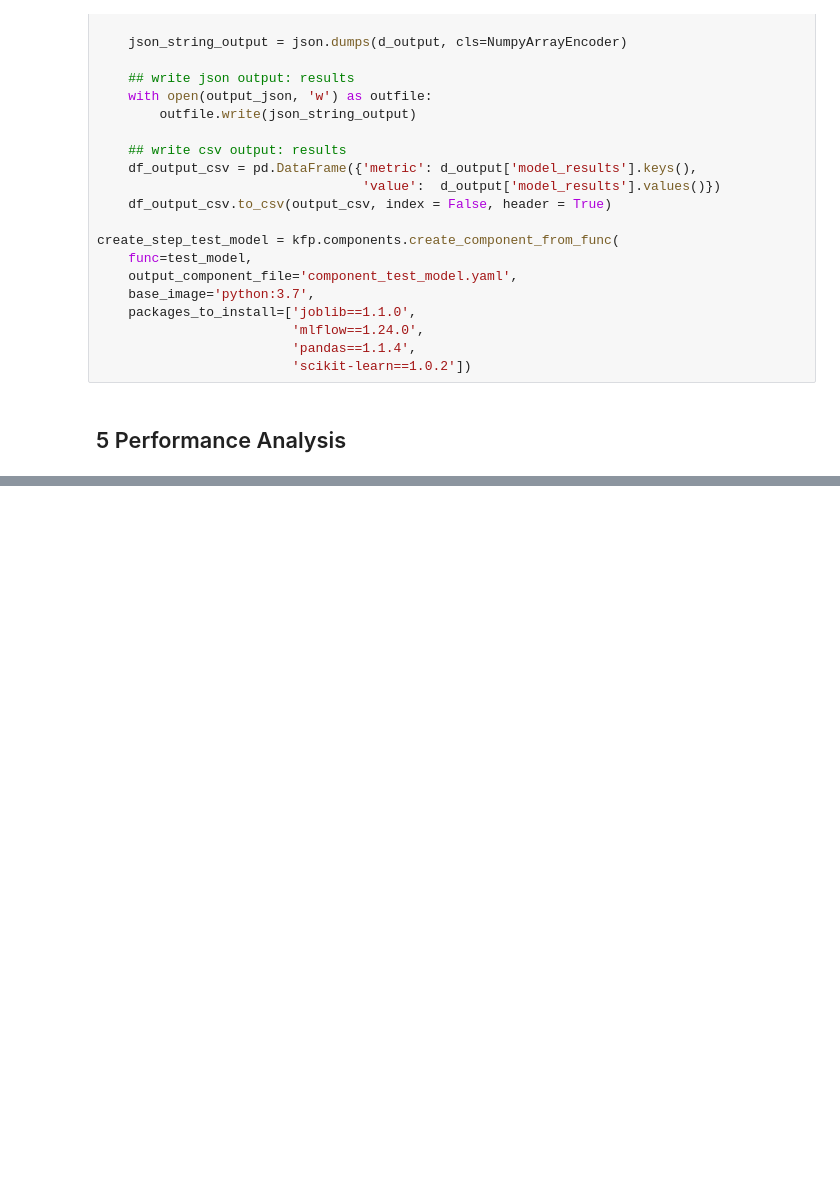
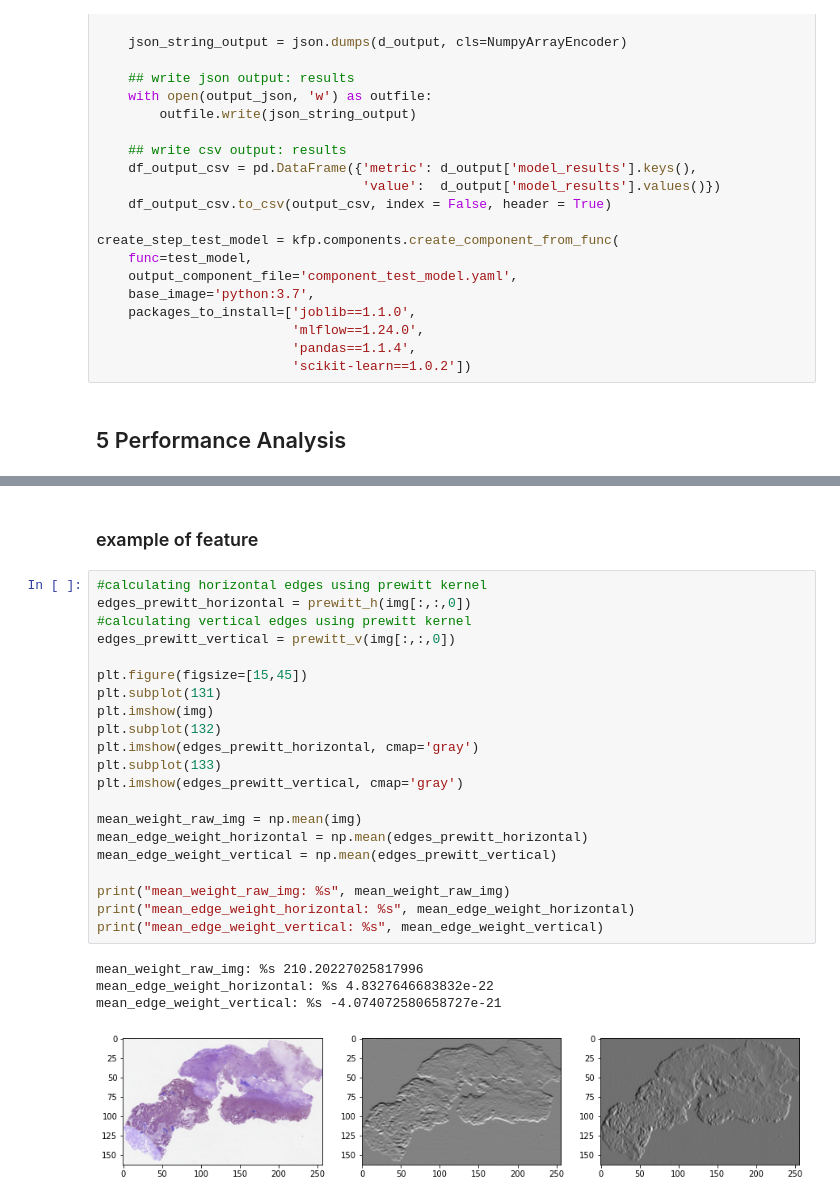
Before and after one commit to rchen25/oncok8s, a Jupyter notebook: pipelines/TCIA_GBM/kfp_build_pipeline_TCIA_GBM.ipynb, the cells around one changed output, grey strips where cells are left out. Saved outputs shown, nothing was run; the diff lists cells and outputs as text; blank space fills up the shorter version.

```diff
--- a/pipelines/TCIA_GBM/kfp_build_pipeline_TCIA_GBM.ipynb
+++ b/pipelines/TCIA_GBM/kfp_build_pipeline_TCIA_GBM.ipynb
@@ -671,0 +1051,28 @@ kfp.compiler.Compiler().compile(
+# %% [markdown]
+### example of feature
+# %%
+#calculating horizontal edges using prewitt kernel
+edges_prewitt_horizontal = prewitt_h(img[:,:,0])
+#calculating vertical edges using prewitt kernel
+edges_prewitt_vertical = prewitt_v(img[:,:,0])
+
+plt.figure(figsize=[15,45])
+plt.subplot(131)
+plt.imshow(img)
+plt.subplot(132)
+plt.imshow(edges_prewitt_horizontal, cmap='gray')
+plt.subplot(133)
+plt.imshow(edges_prewitt_vertical, cmap='gray')
+
+mean_weight_raw_img = np.mean(img)
+mean_edge_weight_horizontal = np.mean(edges_prewitt_horizontal)
+mean_edge_weight_vertical = np.mean(edges_prewitt_vertical)
+
+print("mean_weight_raw_img: %s", mean_weight_raw_img)
+print("mean_edge_weight_horizontal: %s", mean_edge_weight_horizontal)
+print("mean_edge_weight_vertical: %s", mean_edge_weight_vertical)
+# %% [output]
+mean_weight_raw_img: %s 210.20227025817996
+mean_edge_weight_horizontal: %s 4.8327646683832e-22
+mean_edge_weight_vertical: %s -4.074072580658727e-21
+[figure, added]
```
Also changed, not shown: parts of 19 cells of this notebook.
